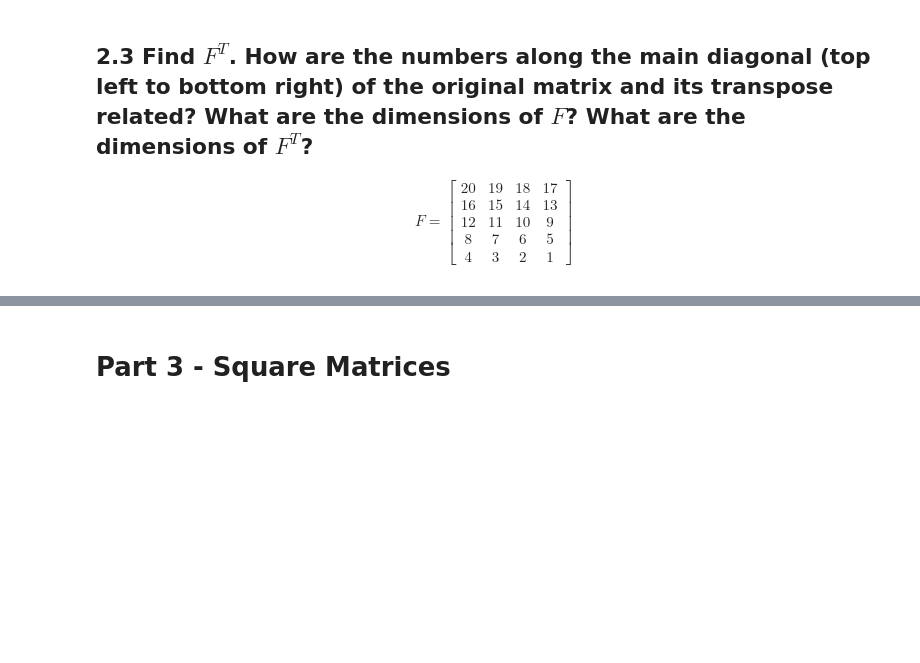
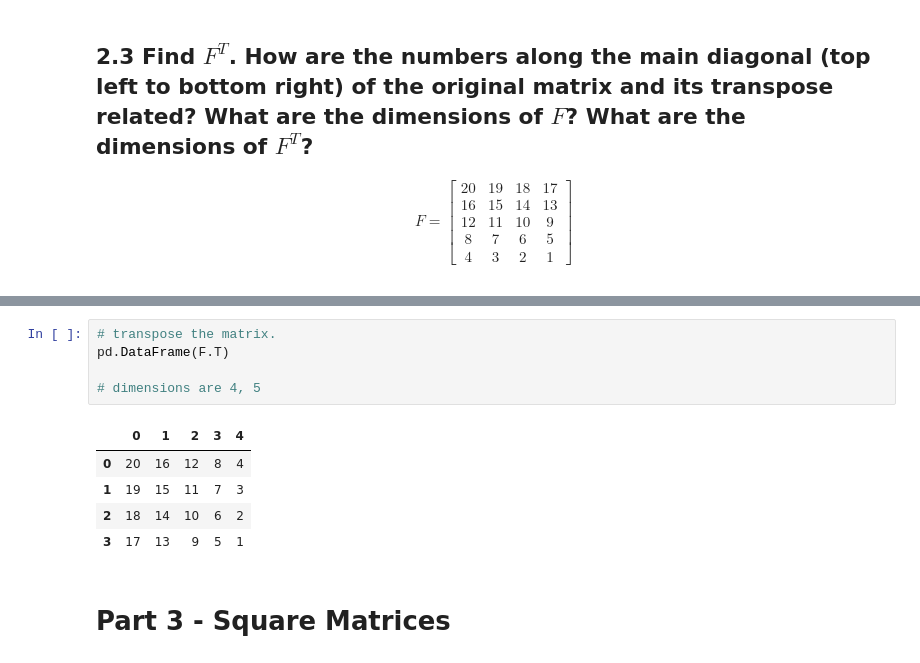
Before and after one commit to rawalk/DS-Unit-1-Sprint-3-Linear-Algebra, a Jupyter notebook: module1-vectors-and-matrices/LS_DS_131_Vectors_and_Matrices_Assignment.ipynb, the cells around one changed output, grey strips where cells are left out. Saved outputs shown, nothing was run; the diff lists cells and outputs as text; blank space fills up the shorter version.

```diff
--- a/module1-vectors-and-matrices/LS_DS_131_Vectors_and_Matrices_Assignment.ipynb
+++ b/module1-vectors-and-matrices/LS_DS_131_Vectors_and_Matrices_Assignment.ipynb
@@ -310,3 +384,14 @@ F =
+# %%
+# transpose the matrix.
+pd.DataFrame(F.T)
+
+# dimensions are 4, 5
+# %% [output]
+|  | 0 | 1 | 2 | 3 | 4 |
+| 0 | 20 | 16 | 12 | 8 | 4 |
+| 1 | 19 | 15 | 11 | 7 | 3 |
+| 2 | 18 | 14 | 10 | 6 | 2 |
+| 3 | 17 | 13 | 9 | 5 | 1 |
 # %% [markdown]
 # Part 3 - Square Matrices
 # %% [markdown]
```
Also changed, not shown: parts of 16 cells of this notebook.
